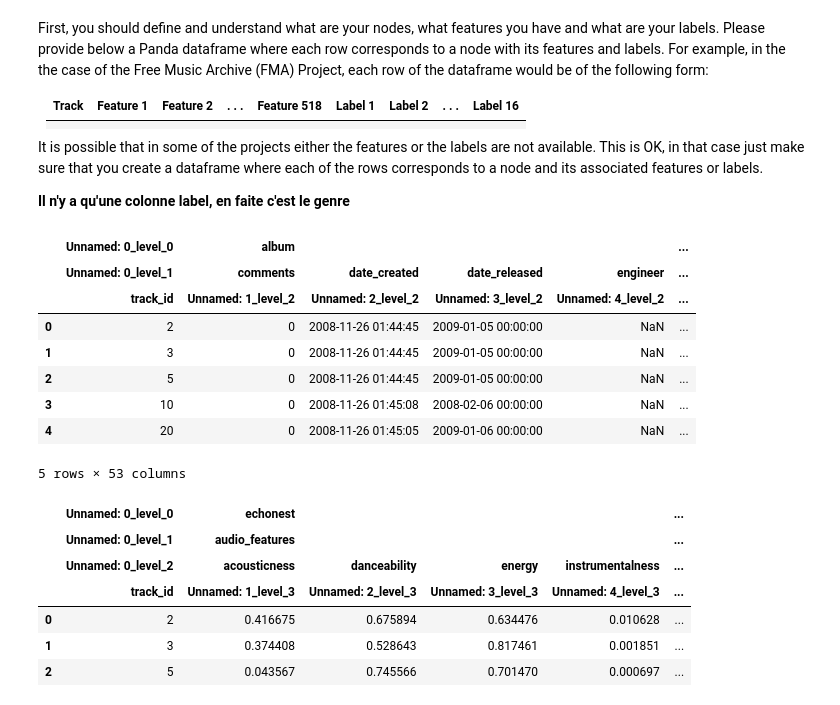
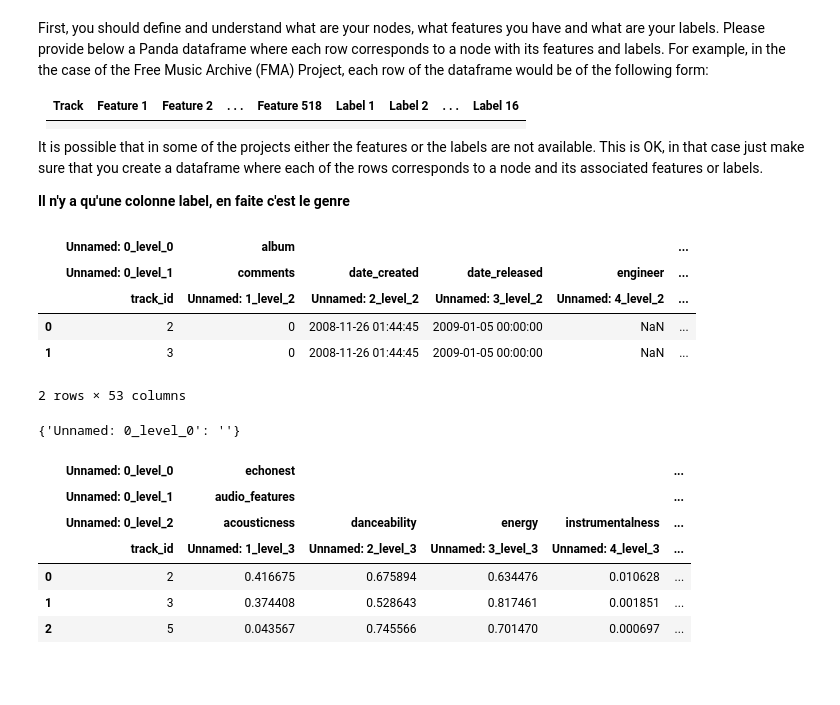
Before and after one commit to TTimTT/NTDS_Project, a Jupyter notebook: milestones_1/Tim_network_properties.ipynb, the cells around one changed output. Saved outputs shown, nothing was run; the diff lists cells and outputs as text; code cells hidden in the pictures; blank space fills up the shorter version.

```diff
--- a/milestones_1/Tim_network_properties.ipynb
+++ b/milestones_1/Tim_network_properties.ipynb
@@ -55,17 +55,31 @@ features = pd.read_csv(METADATA_FOLDER + 'features.csv',header=[0,1,2,3])
 genres = pd.read_csv(METADATA_FOLDER + 'genres.csv')
 # %%
 # Display test
-tracks.head(5)
+tracks.head(2)
 # %% [output]
 |  | Unnamed: 0_level_0 | album |  |  |  | ... |
 |  | Unnamed: 0_level_1 | comments | date_created | date_released | engineer | ... |
 |  | track_id | Unnamed: 1_level_2 | Unnamed: 2_level_2 | Unnamed: 3_level_2 | Unnamed: 4_level_2 | ... |
 | 0 | 2 | 0 | 2008-11-26 01:44:45 | 2009-01-05 00:00:00 | NaN | ... |
 | 1 | 3 | 0 | 2008-11-26 01:44:45 | 2009-01-05 00:00:00 | NaN | ... |
-| 2 | 5 | 0 | 2008-11-26 01:44:45 | 2009-01-05 00:00:00 | NaN | ... |
-| 3 | 10 | 0 | 2008-11-26 01:45:08 | 2008-02-06 00:00:00 | NaN | ... |
-| 4 | 20 | 0 | 2008-11-26 01:45:05 | 2009-01-06 00:00:00 | NaN | ... |
-5 rows × 53 columns
+2 rows × 53 columns
+# %%
+# Copy & removing useless columns labels in level 2
+tracks_cleaned = tracks.copy()
+tracks_cleaned.columns = tracks_cleaned.columns.droplevel(level=2)
+
+# TODO BEURKKK pas bien xD
+# Need to create a dictionnary to rename the first columns :-/
+d1 = dict(zip(tracks_cleaned.columns.levels[0], ['']))
+d2 = dict(zip(tracks_cleaned.columns.levels[1], ['track_id']))
+
+#foo = gla.rename(columns = {0: 'GLAAAA'}, level=0) # should work normally
+tracks_cleaned = tracks_cleaned.rename(columns=d1, level=0)
+tracks_cleaned = tracks_cleaned.rename(columns=d2, level=1)
+
+tracks_cleaned.head(5)
+# %% [output]
+{'Unnamed: 0_level_0': ''}
 # %%
 echonest.head(5)
 # %% [output]
```
Also changed, not shown: parts of 2 cells of this notebook.
